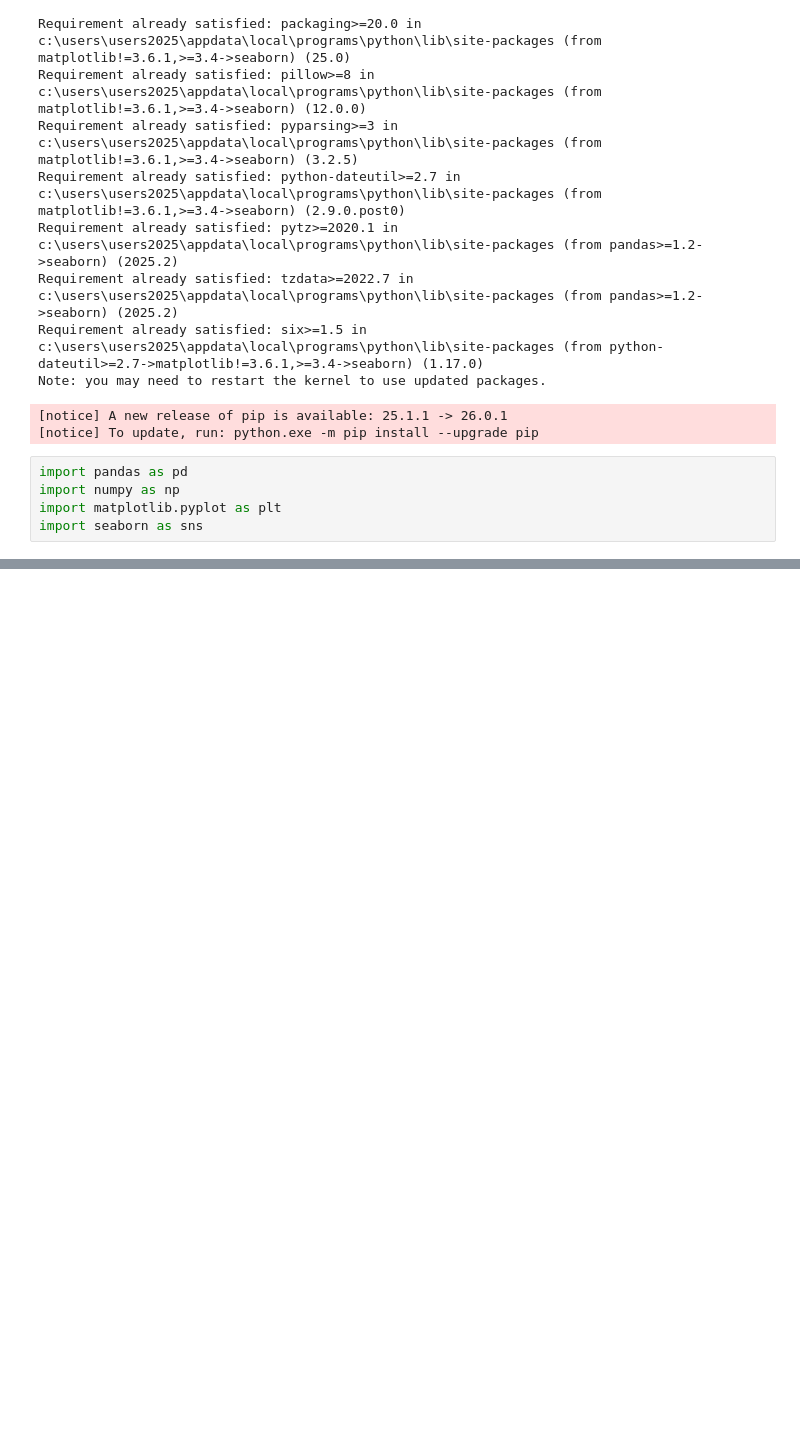
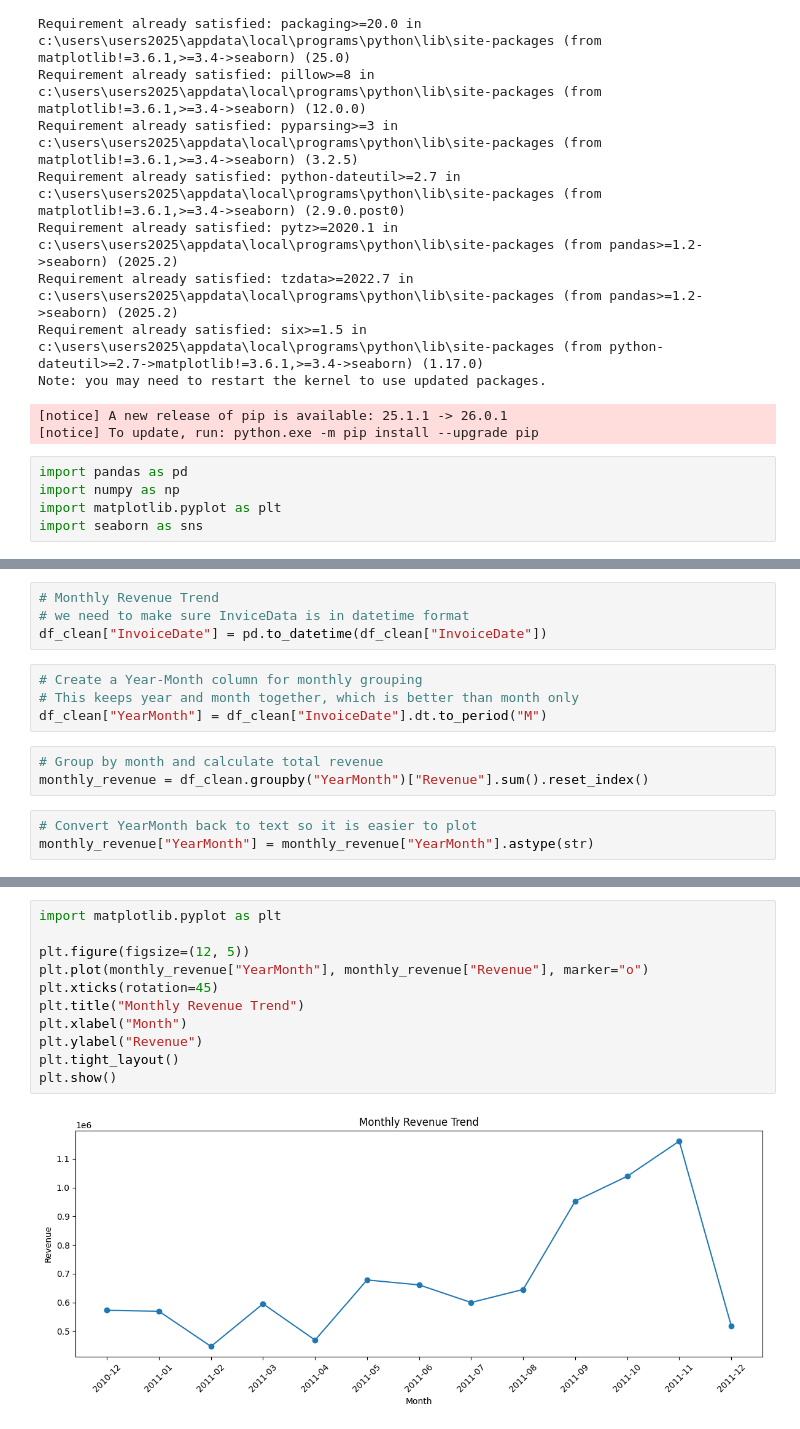
Before and after one commit to Khadija-de/ecommerce-sales-analysis-python., a Jupyter notebook: sales-analysis.ipynb, the cells around one changed output, grey strips where cells are left out. Cells and saved outputs as stored; diff of their text form; blank space fills up the shorter version.

Commit message:
Added monthly revenue trend plot

```diff
--- a/sales-analysis.ipynb
+++ b/sales-analysis.ipynb
@@ -26,0 +146,14 @@ import seaborn as sns
+# %%
+# Monthly Revenue Trend
+# we need to make sure InviceData is in datetime format
+df_clean["InvoiceDate"] = pd.to_datetime(df_clean["InvoiceDate"])
+# %%
+# Create a Year-Month column for monthly grouping
+# This keeps year and month together, which is better than month only
+df_clean["YearMonth"] = df_clean["InvoiceDate"].dt.to_period("M")
+# %%
+# Group by month and calculate total revenue
+monthly_revenue = df_clean.groupby("YearMonth")["Revenue"].sum().reset_index()
+# %%
+# Convert YearMonth back to text so it is easier to plot
+monthly_revenue["YearMonth"] = monthly_revenue["YearMonth"].astype(str)
@@ -26,0 +170,13 @@ import seaborn as sns
+# %%
+import matplotlib.pyplot as plt
+
+plt.figure(figsize=(12, 5))
+plt.plot(monthly_revenue["YearMonth"], monthly_revenue["Revenue"], marker="o")
+plt.xticks(rotation=45)
+plt.title("Monthly Revenue Trend")
+plt.xlabel("Month")
+plt.ylabel("Revenue")
+plt.tight_layout()
+plt.show()
+# %% [output]
+[figure, added]
```
Also changed, not shown: parts of 21 cells of this notebook, 1 other file.
